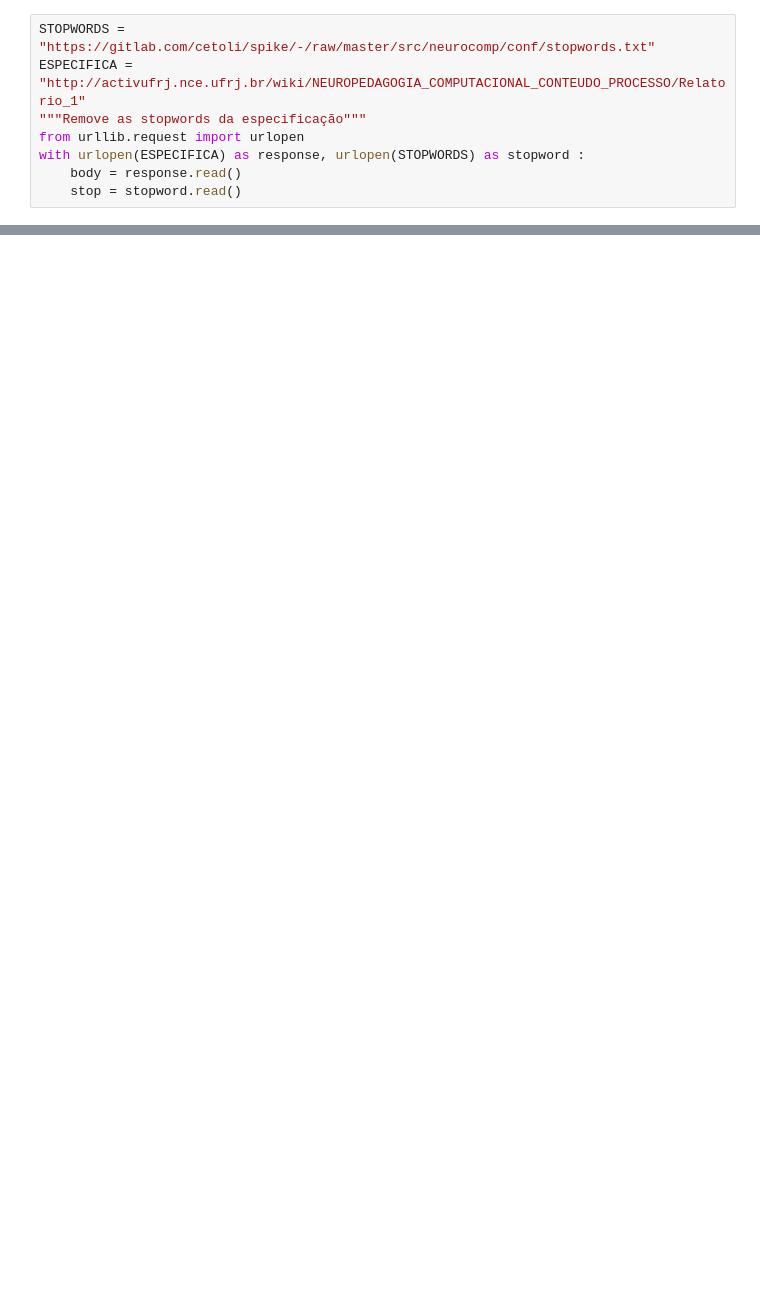
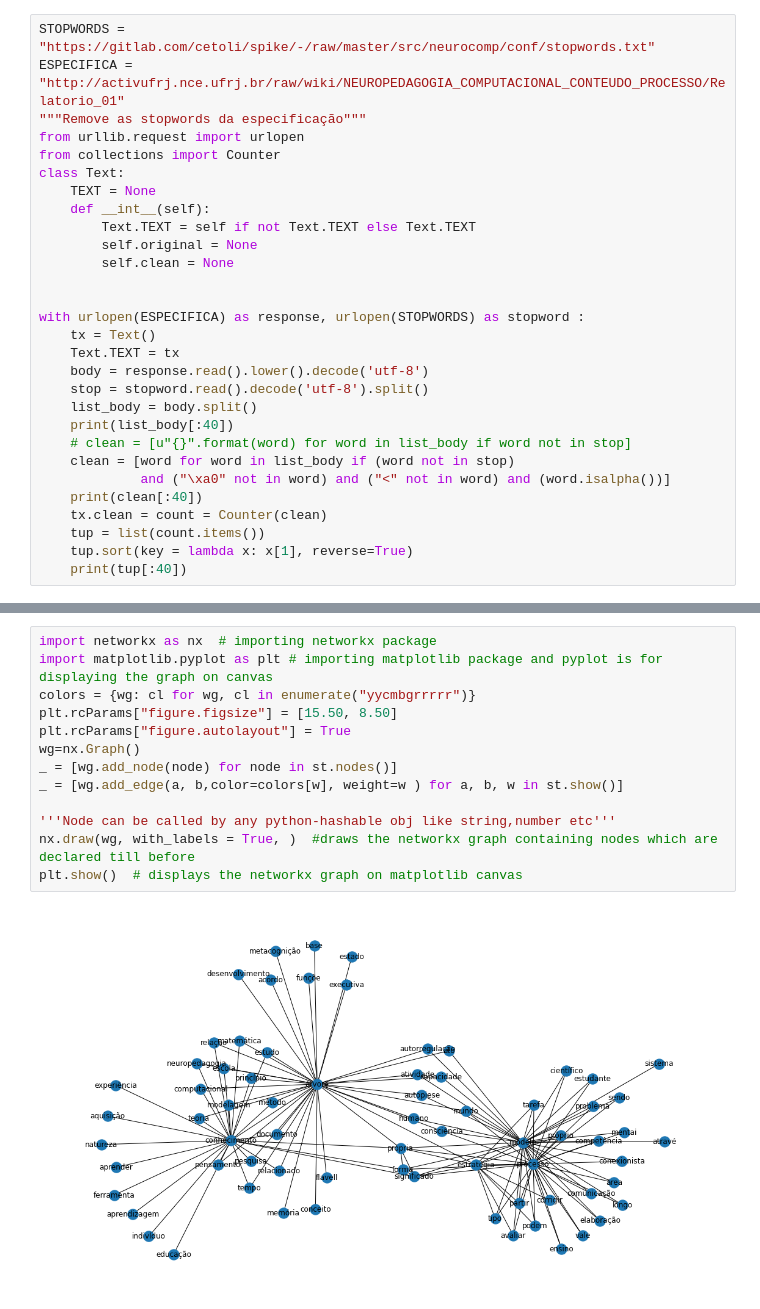
Before and after one commit to labase/data_edu, a Jupyter notebook: neuro/neuro22_08.ipynb, the cells around one changed output, grey strips where cells are left out. Drawn from its saved outputs; the diff is of its cells as text; blank space fills up the shorter version.

Commit message:
Fist survey graph

```diff
--- a/neuro/neuro22_08.ipynb
+++ b/neuro/neuro22_08.ipynb
@@ -20,9 +20,30 @@ codeauthor:: Carlo Oliveira [carlo at ufrj](mailto:carlo@ufrj.br)
 O arquivo de especificação é guardado na página [Conteúdo Processo](https://activufrj.nce.ufrj.br/wiki/NEUROPEDAGOGIA_COMPUTACIONAL_CONTEUDO_PROCESSO/Relatorio_1). Este arquivo foi Produzido pelos pesquisadores para especificar a área.
 # %%
 STOPWORDS = "https://gitlab.com/cetoli/spike/-/raw/master/src/neurocomp/conf/stopwords.txt"
-ESPECIFICA = "http://activufrj.nce.ufrj.br/wiki/NEUROPEDAGOGIA_COMPUTACIONAL_CONTEUDO_PROCESSO/Relatorio_1"
+ESPECIFICA = "http://activufrj.nce.ufrj.br/raw/wiki/NEUROPEDAGOGIA_COMPUTACIONAL_CONTEUDO_PROCESSO/Relatorio_01"
 """Remove as stopwords da especificação"""
 from urllib.request import urlopen
+from collections import Counter
+class Text:
+    TEXT = None
+    def __int__(self):
+        Text.TEXT = self if not Text.TEXT else Text.TEXT
+        self.original = None
+        self.clean = None
+
+
 with urlopen(ESPECIFICA) as response, urlopen(STOPWORDS) as stopword :
-    body = response.read()
-    stop = stopword.read()
+    tx = Text()
+    Text.TEXT = tx
+    body = response.read().lower().decode('utf-8')
+    stop = stopword.read().decode('utf-8').split()
+    list_body = body.split()
+    print(list_body[:40])
+    # clean = [u"{}".format(word) for word in list_body if word not in stop]
+    clean = [word for word in list_body if (word not in stop)
+             and ("\xa0" not in word) and ("<" not in word) and (word.isalpha())]
+    print(clean[:40])
+    tx.clean = count = Counter(clean)
+    tup = list(count.items())
+    tup.sort(key = lambda x: x[1], reverse=True)
+    print(tup[:40])
@@ -28,0 +97,15 @@ with urlopen(ESPECIFICA) as response, urlopen(STOPWORDS) as stopword :
+# %%
+import networkx as nx  # importing networkx package
+import matplotlib.pyplot as plt # importing matplotlib package and pyplot is for displaying the graph on canvas
+colors = {wg: cl for wg, cl in enumerate("yycmbgrrrrr")}
+plt.rcParams["figure.figsize"] = [15.50, 8.50]
+plt.rcParams["figure.autolayout"] = True
+wg=nx.Graph()
+_ = [wg.add_node(node) for node in st.nodes()]
+_ = [wg.add_edge(a, b,color=colors[w], weight=w ) for a, b, w in st.show()]
+
+'''Node can be called by any python-hashable obj like string,number etc'''
+nx.draw(wg, with_labels = True, )  #draws the networkx graph containing nodes which are declared till before
+plt.show()  # displays the networkx graph on matplotlib canvas
+# %% [output]
+[figure, added]
```
Also changed, not shown: parts of 3 cells of this notebook.
